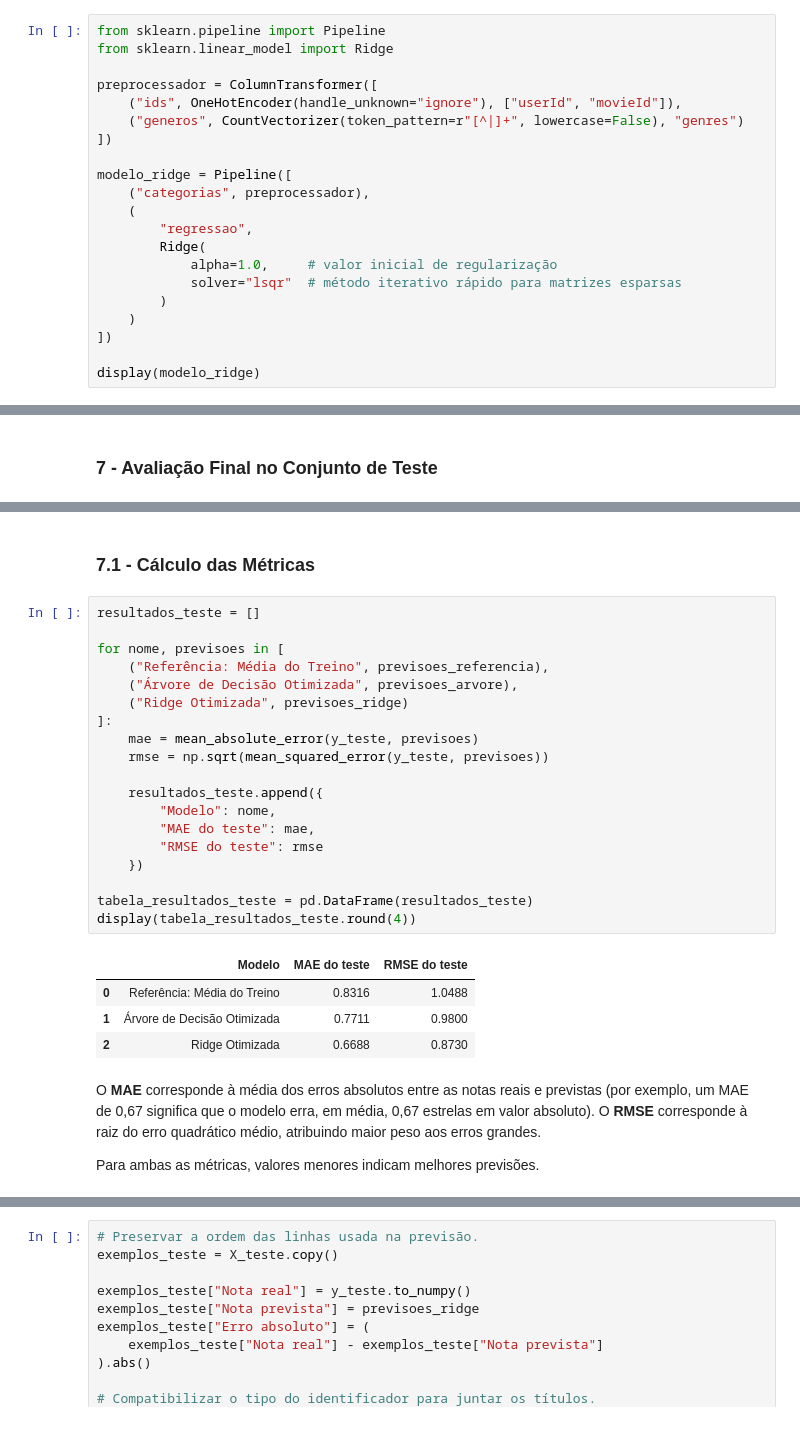
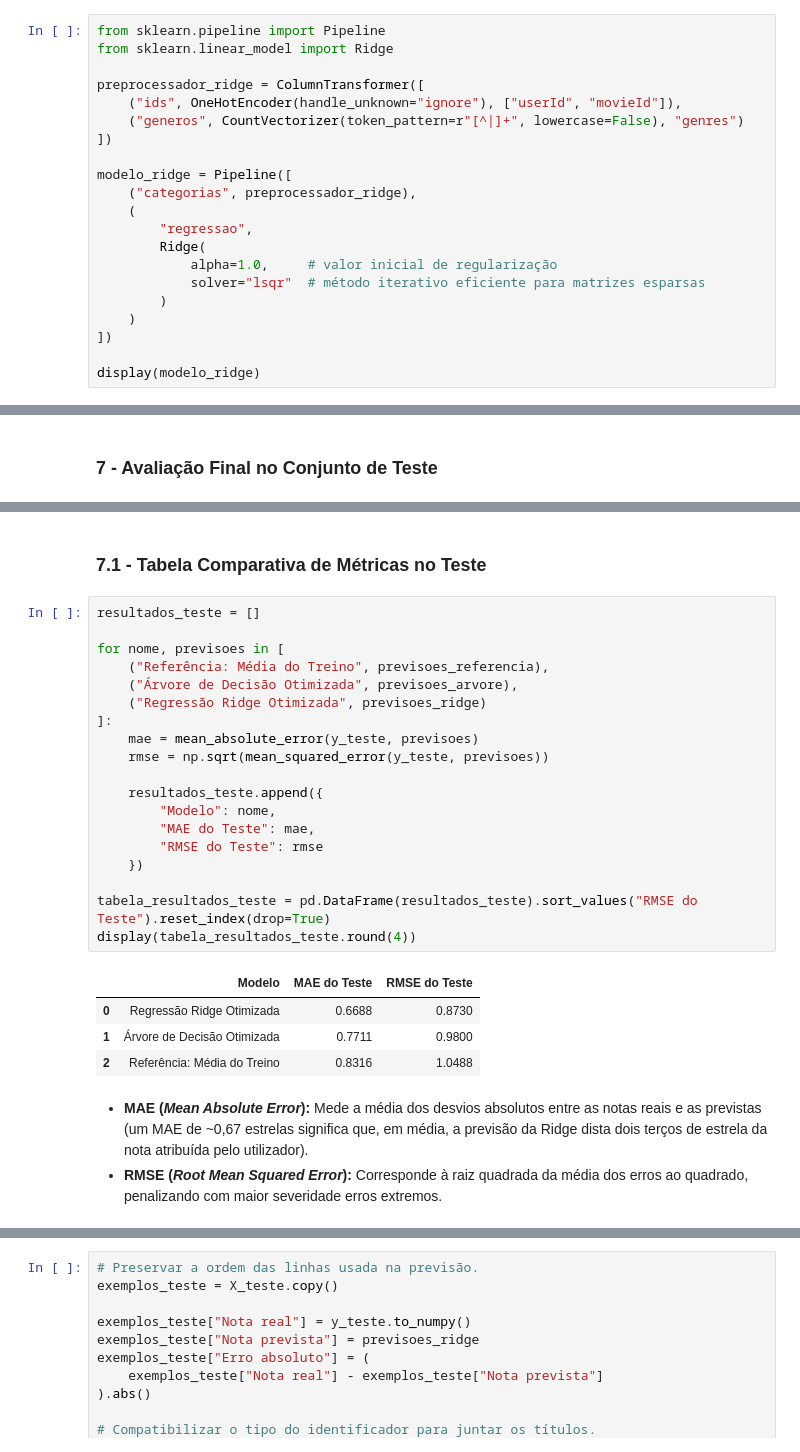
Before and after one commit to nicolasruchimura2/movie-lens-ml, a Jupyter notebook: recomendacoes.ipynb, the cells around one changed output, grey strips where cells are left out. Drawn from its saved outputs; the diff is of its cells as text.

```diff
--- a/recomendacoes.ipynb
+++ b/recomendacoes.ipynb
@@ -202,18 +334,18 @@ O modelo representa a tendência de um utilizador atribuir notas mais altas, o p
 from sklearn.pipeline import Pipeline
 from sklearn.linear_model import Ridge
 
-preprocessador = ColumnTransformer([
+preprocessador_ridge = ColumnTransformer([
     ("ids", OneHotEncoder(handle_unknown="ignore"), ["userId", "movieId"]),
     ("generos", CountVectorizer(token_pattern=r"[^|]+", lowercase=False), "genres")
 ])
 
 modelo_ridge = Pipeline([
-    ("categorias", preprocessador),
+    ("categorias", preprocessador_ridge),
     (
         "regressao",
         Ridge(
             alpha=1.0,     # valor inicial de regularização
-            solver="lsqr"  # método iterativo rápido para matrizes esparsas
+            solver="lsqr"  # método iterativo eficiente para matrizes esparsas
         )
     )
 ])
@@ -406,31 +531,30 @@ Número de Previsões no Teste: 20168
 # %% [markdown]
-### 7.1 - Cálculo das Métricas
+### 7.1 - Tabela Comparativa de Métricas no Teste
 # %%
 resultados_teste = []
 
 for nome, previsoes in [
     ("Referência: Média do Treino", previsoes_referencia),
     ("Árvore de Decisão Otimizada", previsoes_arvore),
-    ("Ridge Otimizada", previsoes_ridge)
+    ("Regressão Ridge Otimizada", previsoes_ridge)
 ]:
     mae = mean_absolute_error(y_teste, previsoes)
     rmse = np.sqrt(mean_squared_error(y_teste, previsoes))
 
     resultados_teste.append({
         "Modelo": nome,
-        "MAE do teste": mae,
-        "RMSE do teste": rmse
+        "MAE do Teste": mae,
+        "RMSE do Teste": rmse
     })
 
-tabela_resultados_teste = pd.DataFrame(resultados_teste)
+tabela_resultados_teste = pd.DataFrame(resultados_teste).sort_values("RMSE do Teste").reset_index(drop=True)
 display(tabela_resultados_teste.round(4))
 # %% [output]
-|  | Modelo | MAE do teste | RMSE do teste |
-| 0 | Referência: Média do Treino | 0.8316 | 1.0488 |
+|  | Modelo | MAE do Teste | RMSE do Teste |
+| 0 | Regressão Ridge Otimizada | 0.6688 | 0.8730 |
 | 1 | Árvore de Decisão Otimizada | 0.7711 | 0.9800 |
-| 2 | Ridge Otimizada | 0.6688 | 0.8730 |
+| 2 | Referência: Média do Treino | 0.8316 | 1.0488 |
 # %% [markdown]
-O **MAE** corresponde à média dos erros absolutos entre as notas reais e previstas (por exemplo, um MAE de 0,67 significa que o modelo erra, em média, 0,67 estrelas em valor absoluto). O **RMSE** corresponde à raiz do erro quadrático médio, atribuindo maior peso aos erros grandes.
-
-Para ambas as métricas, valores menores indicam melhores previsões.
+* **MAE (*Mean Absolute Error*):** Mede a média dos desvios absolutos entre as notas reais e as previstas (um MAE de ~0,67 estrelas significa que, em média, a previsão da Ridge dista dois terços de estrela da nota atribuída pelo utilizador).
+* **RMSE (*Root Mean Squared Error*):** Corresponde à raiz quadrada da média dos erros ao quadrado, penalizando com maior severidade erros extremos.
 # %% [markdown]
```
Also changed, not shown: parts of 44 cells of this notebook, 6 other files.
